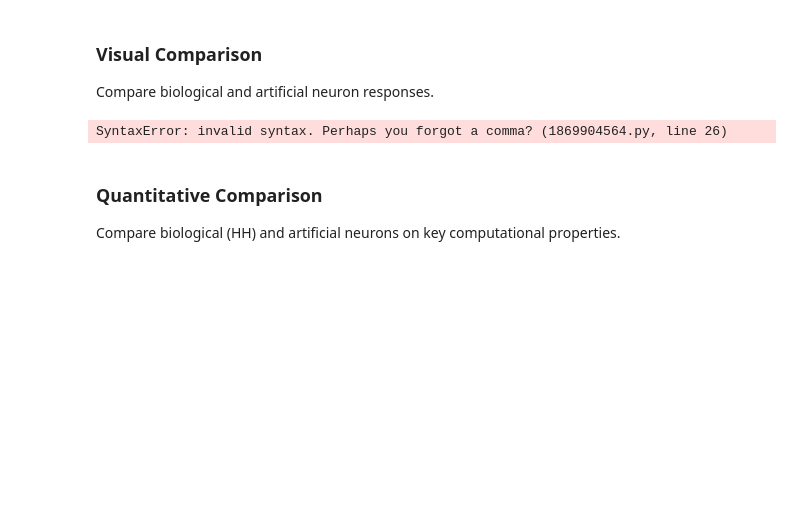
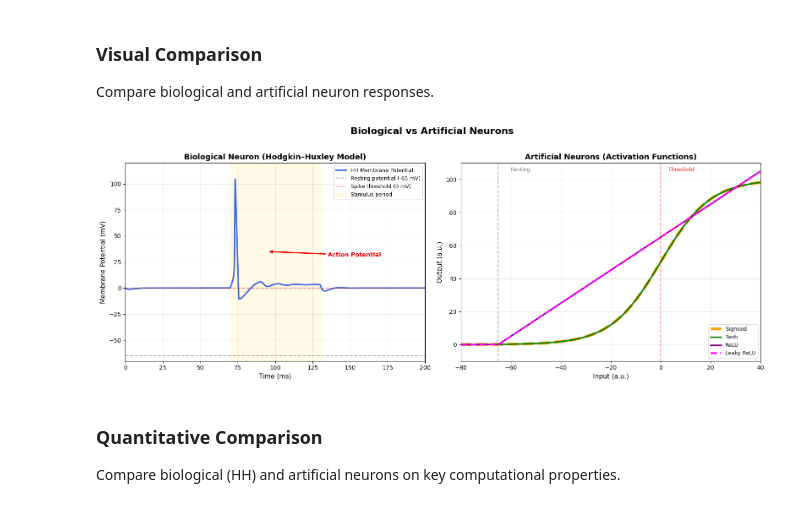
Before and after one commit to yibeisita/Hodgkin-Huxley-Simulation, a Jupyter notebook: 3_Biological_vs_Artificial_Neurons.ipynb, the cells around one changed output. Saved outputs shown, nothing was run; the diff lists cells and outputs as text; code cells hidden in the pictures; blank space fills up the shorter version.

```diff
--- a/3_Biological_vs_Artificial_Neurons.ipynb
+++ b/3_Biological_vs_Artificial_Neurons.ipynb
@@ -83,38 +83,38 @@ ax1.set_ylabel("Membrane Potential (mV)", fontsize=11)
 ax1.set_xlim(0, 200)
 ax1.set_ylim(-70, 120)
 ax1.grid(True, alpha=0.3)
 ax1.legend(fontsize=9, loc='upper right')
 
 ax1.annotate('Action Potential', xy=(95, 35), xytext=(135, 30),
              arrowprops=dict(arrowstyle='->', lw=2, color='red'),
              fontsize=10, color='red', fontweight='bold')
 
 
 # Right: Artificial Neuron Activation Functions
 ax2 = axes[1]
-ax2.plot(x, 100 * (1 / (1 + np.exp(-x/10))), '--', color='orange', linewidth=2.5, label='Sigmoid')
+ax2.plot(x, 100 * (1 / (1 + np.exp(-x/10))), '--', color='orange', linewidth=5.0, label='Sigmoid')
 ax2.plot(x, 50 * np.tanh(x/20) + 50, color='green', linewidth=2.5, label='Tanh')
 ax2.plot(x, np.maximum(0, x + 65), color='purple', linewidth=2.5, label='ReLU')
-ax2.plot(x, np.where(x > -65, x + 65, 0.01 * (x + 65)), '--', color='magenta', linewidth=2.0, label='Leaky ReLU')
+ax2.plot(x, np.where(x > -65, x + 65, 0.01 * (x + 65)), '--', color='magenta', linewidth=3.0, label='Leaky ReLU')
 
 # Add reference lines
 ax2.axvline(-65, color='gray', linestyle='--', alpha=0.6)
 ax2.axvline(0, color='red', linestyle='--', alpha=0.4)
-ax2.text(-72, 105, 'Resting', color='gray', fontsize=9)
+ax2.text(-60, 105, 'Resting', color='gray', fontsize=9)
 ax2.text(3, 105, 'Threshold', color='red', fontsize=9)
 
 ax2.set_title("Artificial Neurons (Activation Functions)", fontsize=13, fontweight='bold')
 ax2.set_xlabel("Input (a.u.)", fontsize=11)
 ax2.set_ylabel("Output (a.u.)", fontsize=11)
 ax2.set_xlim(-80, 40)
 ax2.set_ylim(-10, 110)
 ax2.grid(True, alpha=0.3)
-ax2.legend(fontsize=9, loc='upper left')
+ax2.legend(fontsize=9, loc='lower right')
 
 plt.tight_layout()
 plt.show()
 # %% [output]
-SyntaxError: invalid syntax. Perhaps you forgot a comma? (1869904564.py, line 26)
+[figure, added]
 # %% [markdown]
 ### Quantitative Comparison
 
```
Also changed, not shown: parts of 2 cells of this notebook, 1 other file.
